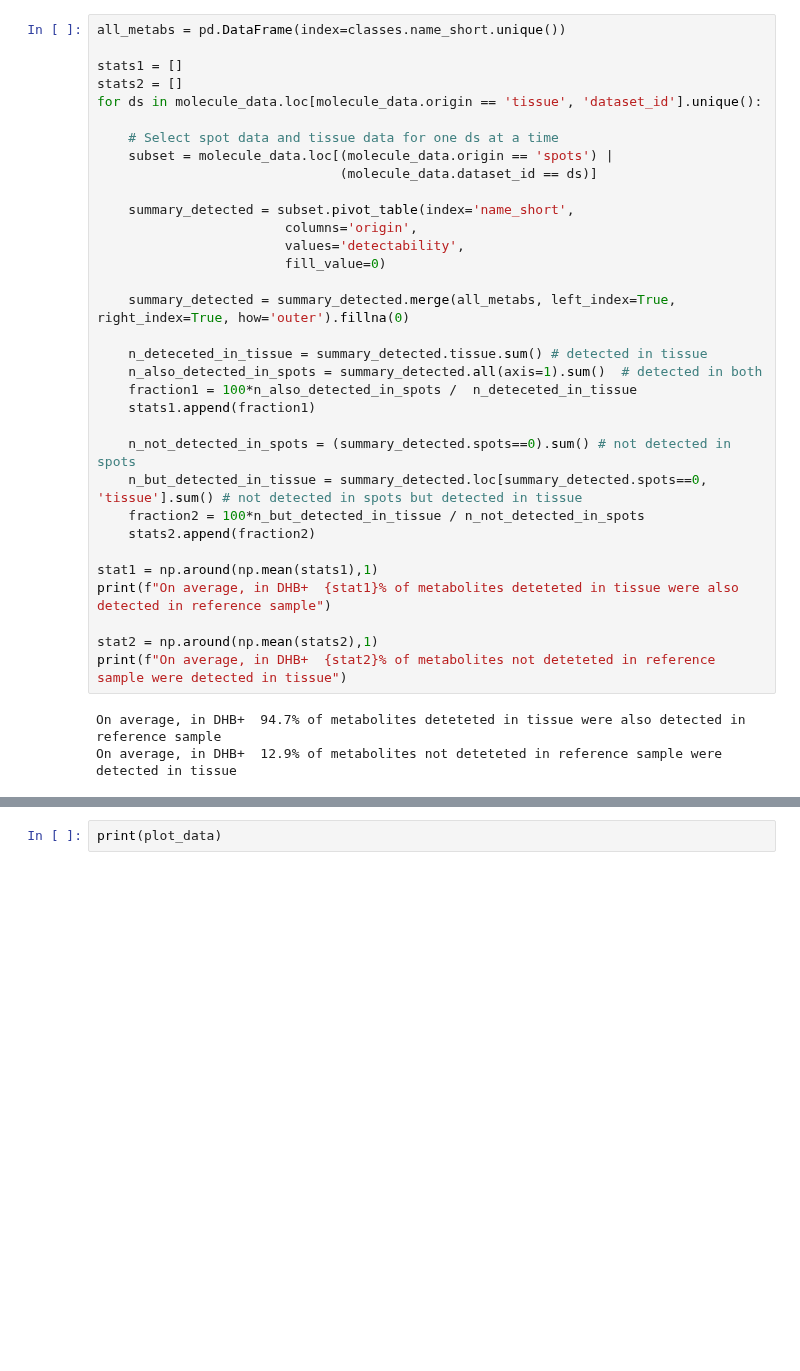
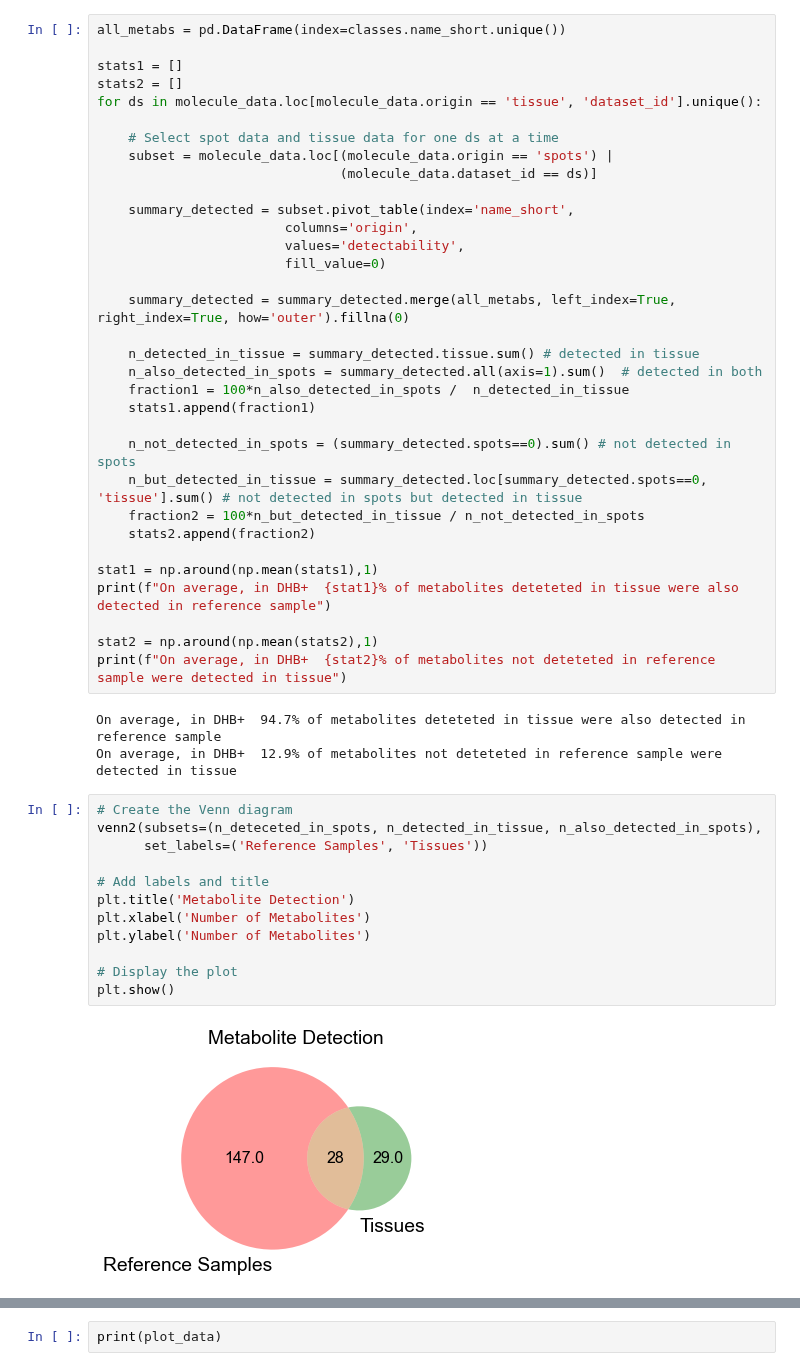
Before and after one commit to saharuka/metabolite_detectability, a Jupyter notebook: matrix_comparison/6_plots/figure_4_metabolite_detectability_in_tissues.ipynb, the cells around one changed output, grey strips where cells are left out. Saved outputs shown, nothing was run; the diff lists cells and outputs as text; blank space fills up the shorter version.

```diff
--- a/matrix_comparison/6_plots/figure_4_metabolite_detectability_in_tissues.ipynb
+++ b/matrix_comparison/6_plots/figure_4_metabolite_detectability_in_tissues.ipynb
@@ -314,9 +315,9 @@ for ds in molecule_data.loc[molecule_data.origin == 'tissue', 'dataset_id'].uniq
 
     summary_detected = summary_detected.merge(all_metabs, left_index=True, right_index=True, how='outer').fillna(0)
 
-    n_deteceted_in_tissue = summary_detected.tissue.sum() # detected in tissue
+    n_detected_in_tissue = summary_detected.tissue.sum() # detected in tissue
     n_also_detected_in_spots = summary_detected.all(axis=1).sum()  # detected in both
-    fraction1 = 100*n_also_detected_in_spots /  n_deteceted_in_tissue
+    fraction1 = 100*n_also_detected_in_spots /  n_detected_in_tissue
     stats1.append(fraction1)
 
     n_not_detected_in_spots = (summary_detected.spots==0).sum() # not detected in spots
@@ -332,3 +333,17 @@ print(f"On average, in DHB+  {stat2}% of metabolites not deteteted in reference
 # %% [output]
 On average, in DHB+  94.7% of metabolites deteteted in tissue were also detected in reference sample
 On average, in DHB+  12.9% of metabolites not deteteted in reference sample were detected in tissue
+# %%
+# Create the Venn diagram
+venn2(subsets=(n_deteceted_in_spots, n_detected_in_tissue, n_also_detected_in_spots),
+      set_labels=('Reference Samples', 'Tissues'))
+
+# Add labels and title
+plt.title('Metabolite Detection')
+plt.xlabel('Number of Metabolites')
+plt.ylabel('Number of Metabolites')
+
+# Display the plot
+plt.show()
+# %% [output]
+[figure, added]
```
Also changed, not shown: parts of 2 cells of this notebook, 12 other files.
